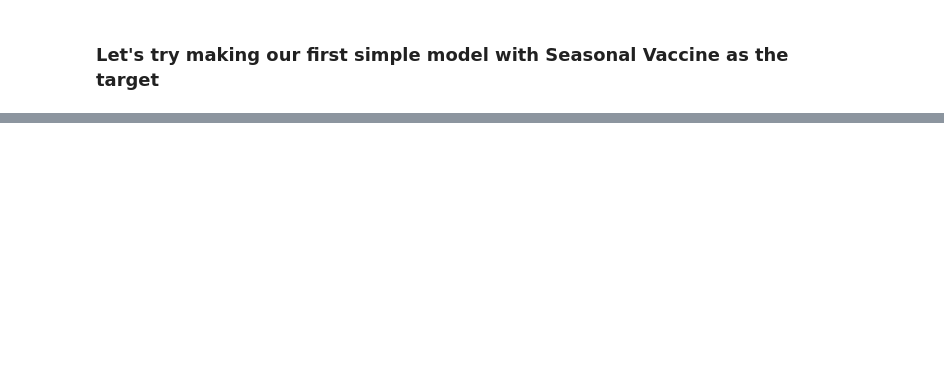
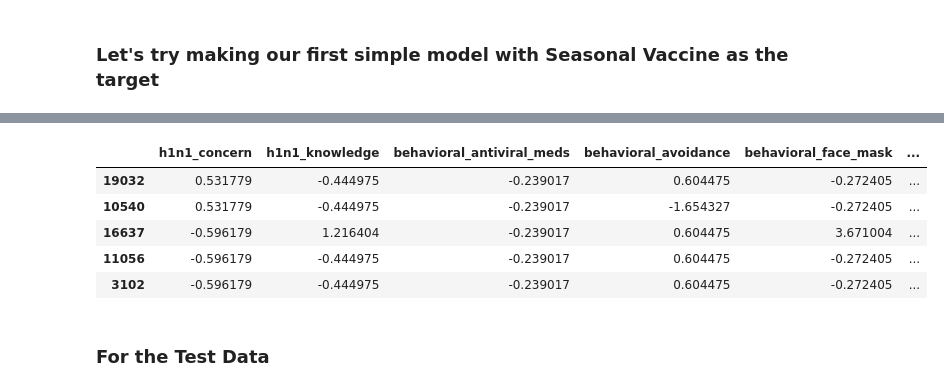
Before and after one commit to VinnieA3/dsc-phase-3-project, a Jupyter notebook: albert_notebook.ipynb, the cells around one changed output, grey strips where cells are left out. Drawn from its saved outputs; the diff is of its cells as text; code cells hidden in the pictures; blank space fills up the shorter version.

```diff
--- a/albert_notebook.ipynb
+++ b/albert_notebook.ipynb
@@ -301,0 +450,11 @@ X_test.shape
+# %%
+X_train_clean.head()
+# %% [output]
+|  | h1n1_concern | h1n1_knowledge | behavioral_antiviral_meds | behavioral_avoidance | behavioral_face_mask | ... |
+| 19032 | 0.531779 | -0.444975 | -0.239017 | 0.604475 | -0.272405 | ... |
+| 10540 | 0.531779 | -0.444975 | -0.239017 | -1.654327 | -0.272405 | ... |
+| 16637 | -0.596179 | 1.216404 | -0.239017 | 0.604475 | 3.671004 | ... |
+| 11056 | -0.596179 | -0.444975 | -0.239017 | 0.604475 | -0.272405 | ... |
+| 3102 | -0.596179 | -0.444975 | -0.239017 | 0.604475 | -0.272405 | ... |
+# %% [markdown]
+### For the Test Data
```
Also changed, not shown: parts of 43 cells of this notebook.
